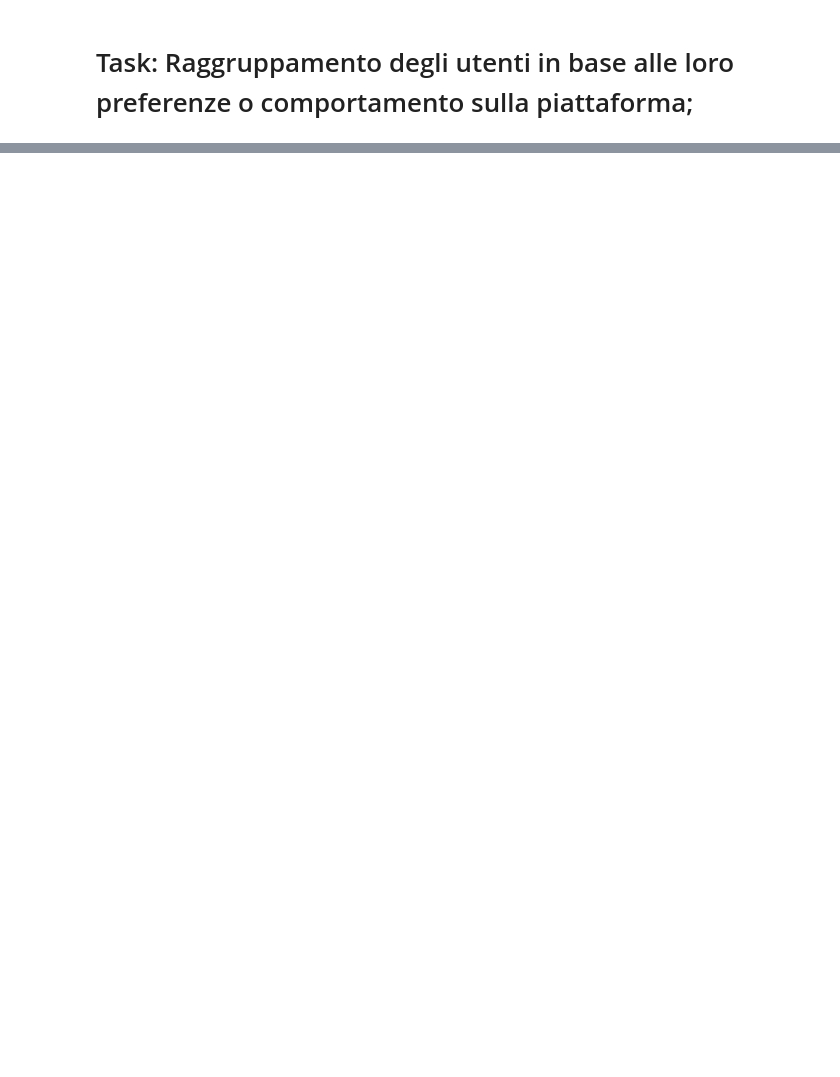
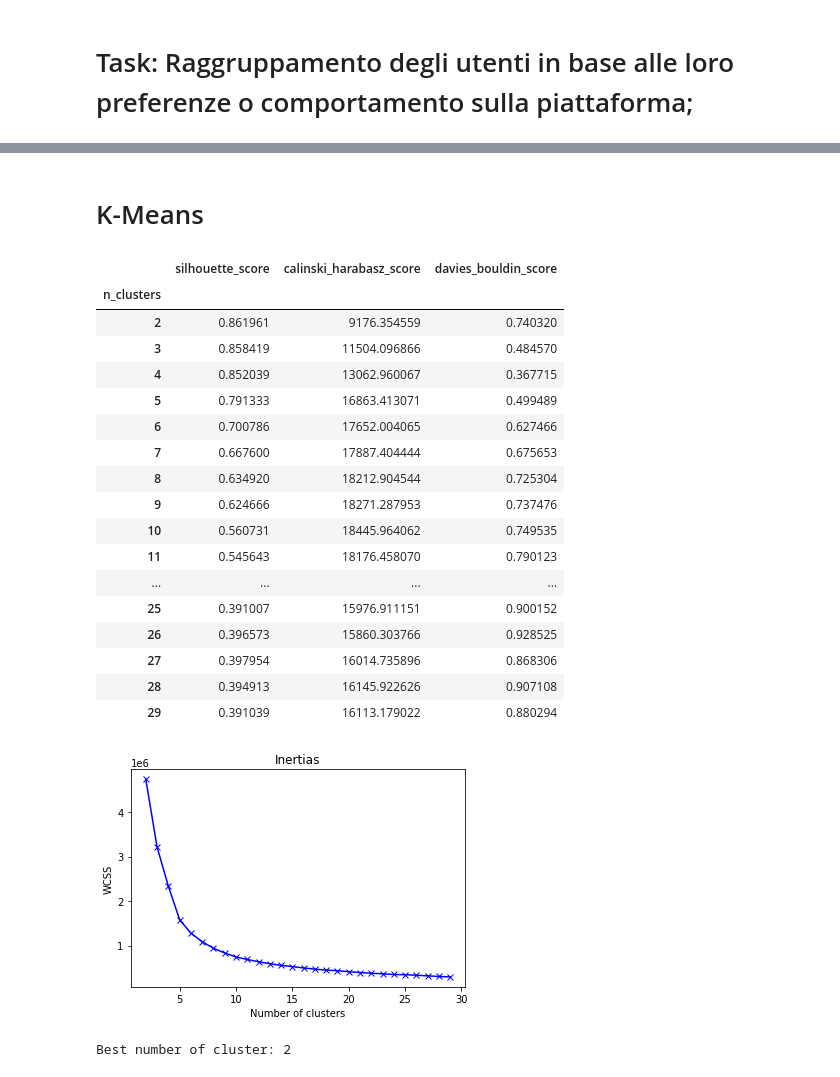
Before and after one commit to AT181903/YelpDatasetAnalysis, a Jupyter notebook: users_task.ipynb, the cells around one changed output, grey strips where cells are left out. Saved outputs shown, nothing was run; the diff lists cells and outputs as text; code cells hidden in the pictures; blank space fills up the shorter version.

```diff
--- a/users_task.ipynb
+++ b/users_task.ipynb
@@ -44,0 +98,73 @@ df_user.head(10)
+# %% [markdown]
+# K-Means
+# %%
+from sklearn.metrics import silhouette_score, calinski_harabasz_score, davies_bouldin_score
+
+fitted_kmeans = {}
+labels_kmeans = {}
+df_scores = []
+inertias = []
+
+number_clusters = np.arange(2, 30)
+
+for i in number_clusters:
+    kmeans = KMeans(n_clusters=i)
+    labels_clusters = kmeans.fit_predict(df_user_relevant_info)
+    inertias.append(kmeans.inertia_)
+
+    # Insert fitted model and calculated cluster labels in dictionaries, for further reference.
+    fitted_kmeans[i] = kmeans
+    labels_kmeans[i] = labels_clusters
+
+    # Calculate various scores, and save them for further reference.
+    df_scores.append({
+        "n_clusters": i,
+        "silhouette_score": silhouette_score(df_user_relevant_info, labels_clusters),
+        "calinski_harabasz_score": calinski_harabasz_score(df_user_relevant_info, labels_clusters),
+        "davies_bouldin_score": davies_bouldin_score(df_user_relevant_info, labels_clusters),
+    }
+    )
+
+# Create a DataFrame of clustering scores, using `n_clusters` as index, for easier plotting.
+df_scores = pd.DataFrame(df_scores)
+df_scores.set_index("n_clusters", inplace=True)
+
+# Plot inertias
+plt.plot(number_clusters, inertias, 'bx-')
+plt.title('Inertias')
+plt.xlabel('Number of clusters')
+plt.ylabel('WCSS')
+
+df_scores
+# %% [output]
+|  | silhouette_score | calinski_harabasz_score | davies_bouldin_score |
+| n_clusters |  |  |  |
+| 2 | 0.861961 | 9176.354559 | 0.740320 |
+| 3 | 0.858419 | 11504.096866 | 0.484570 |
+| 4 | 0.852039 | 13062.960067 | 0.367715 |
+| 5 | 0.791333 | 16863.413071 | 0.499489 |
+| 6 | 0.700786 | 17652.004065 | 0.627466 |
+| 7 | 0.667600 | 17887.404444 | 0.675653 |
+| 8 | 0.634920 | 18212.904544 | 0.725304 |
+| 9 | 0.624666 | 18271.287953 | 0.737476 |
+| 10 | 0.560731 | 18445.964062 | 0.749535 |
+| 11 | 0.545643 | 18176.458070 | 0.790123 |
+| ... | ... | ... | ... |
+| 25 | 0.391007 | 15976.911151 | 0.900152 |
+| 26 | 0.396573 | 15860.303766 | 0.928525 |
+| 27 | 0.397954 | 16014.735896 | 0.868306 |
+| 28 | 0.394913 | 16145.922626 | 0.907108 |
+| 29 | 0.391039 | 16113.179022 | 0.880294 |
+[figure, added]
+# %%
+best_scores_list = [
+    df_scores["silhouette_score"].idxmax(),
+    df_scores["calinski_harabasz_score"].idxmax(),
+    df_scores["davies_bouldin_score"].idxmin()
+]
+
+best_number_of_cluster = max(set(best_scores_list), key=best_scores_list.count)
+
+print("Best number of cluster:", best_number_of_cluster)
+# %% [output]
+Best number of cluster: 2
```
Also changed, not shown: parts of 14 cells of this notebook.
